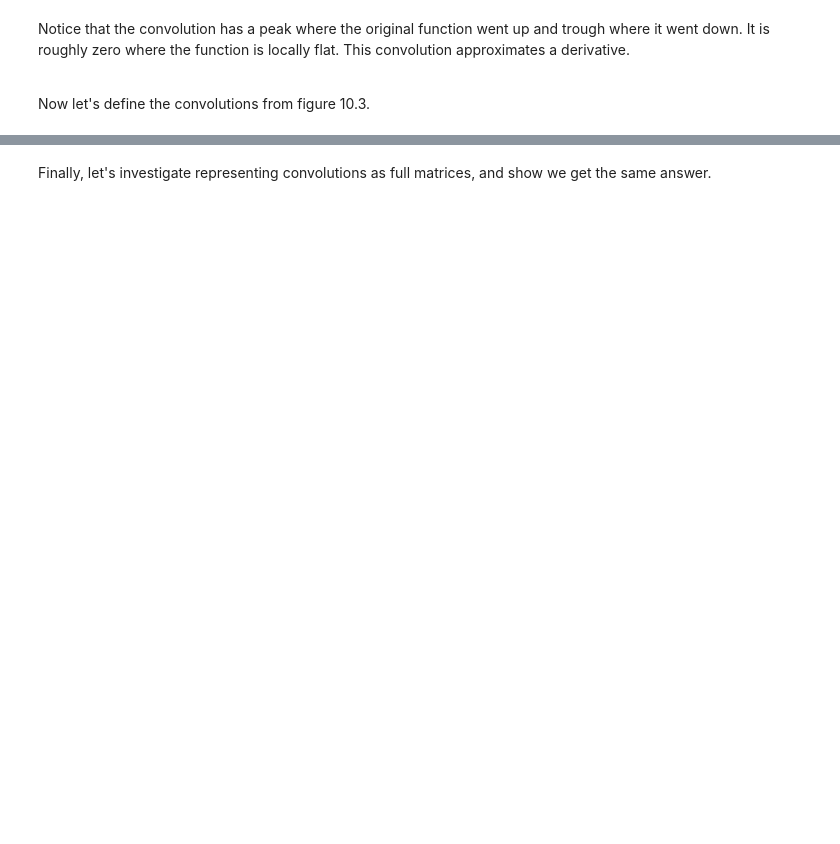
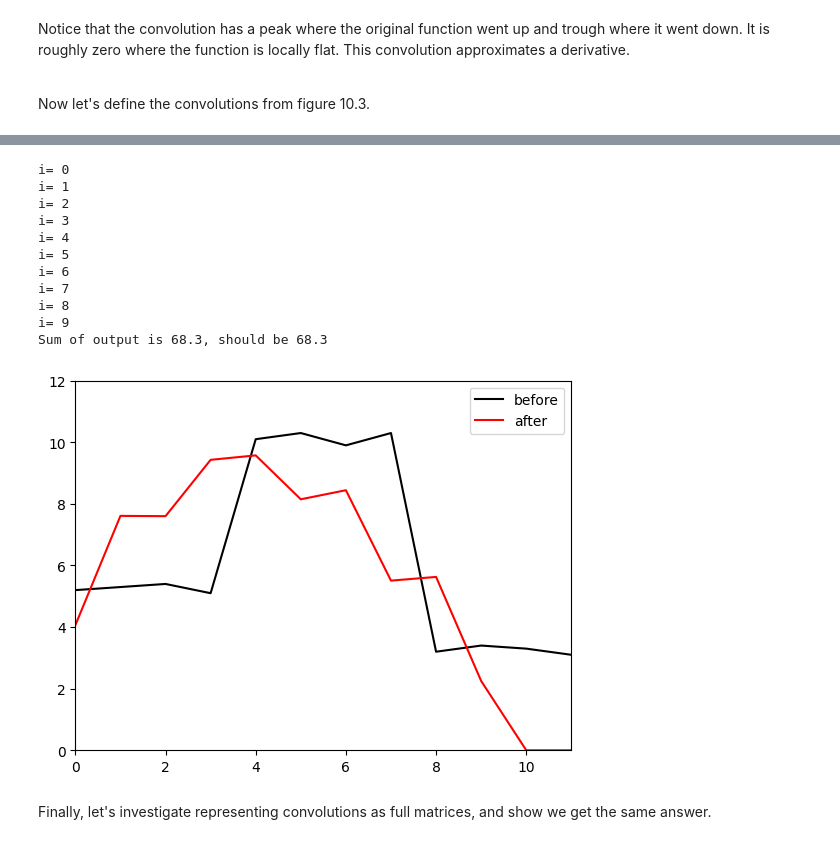
Before and after one commit to Herve1320/computer-vision-jupyter-notebooks-fall-2025-RDP, a Jupyter notebook: Notebooks/Chap10/10_1_1D_Convolution.ipynb, the cells around one changed output, grey strips where cells are left out. Saved outputs shown, nothing was run; the diff lists cells and outputs as text; code cells hidden in the pictures; blank space fills up the shorter version.

```diff
--- a/Notebooks/Chap10/10_1_1D_Convolution.ipynb
+++ b/Notebooks/Chap10/10_1_1D_Convolution.ipynb
@@ -164,24 +219,46 @@ def conv_3_1_2_zp(x_in, omega):
     x_out = np.zeros_like(x_in)
     # TODO -- write this function
     # replace this line
-    x_out = x_out
+    w1 = omega[0]
+    w2 = omega[1]
+    w3 = omega[2]
+
+    x_in_pad = np.zeros(len(x_in)+2)
+    x_in_pad[1:len(x_in)+1] = x_in
+    for i in range(len(x_in)-2):
+      print("i=",i)
+      x_out[i] = w1*x_in_pad[i] + w2*x_in_pad[i+2] + w3*x_in_pad[i+4]
+
 
 
     return x_out
 # %%
-omega = [0.33,0.33,0.33]
+omega = [0.3,0.391,0.39]
 h5 = conv_3_1_2_zp(x, omega)
 
 # Check that you have computed this correctly
 print(f"Sum of output is {np.sum(h5):3.3}, should be 68.3")
 
 # Draw the signal
 fig,ax = plt.subplots()
 ax.plot(x, 'k-',label='before')
 ax.plot(h5, 'r-',label='after')
 ax.set_xlim(0,11)
 ax.set_ylim(0, 12)
 ax.legend()
 plt.show()
+# %% [output]
+i= 0
+i= 1
+i= 2
+i= 3
+i= 4
+i= 5
+i= 6
+i= 7
+i= 8
+i= 9
+Sum of output is 68.3, should be 68.3
+[figure, added]
 # %% [markdown]
 Finally, let's investigate representing convolutions as full matrices, and show we get the same answer.
```
Also changed, not shown: parts of 9 cells of this notebook.
